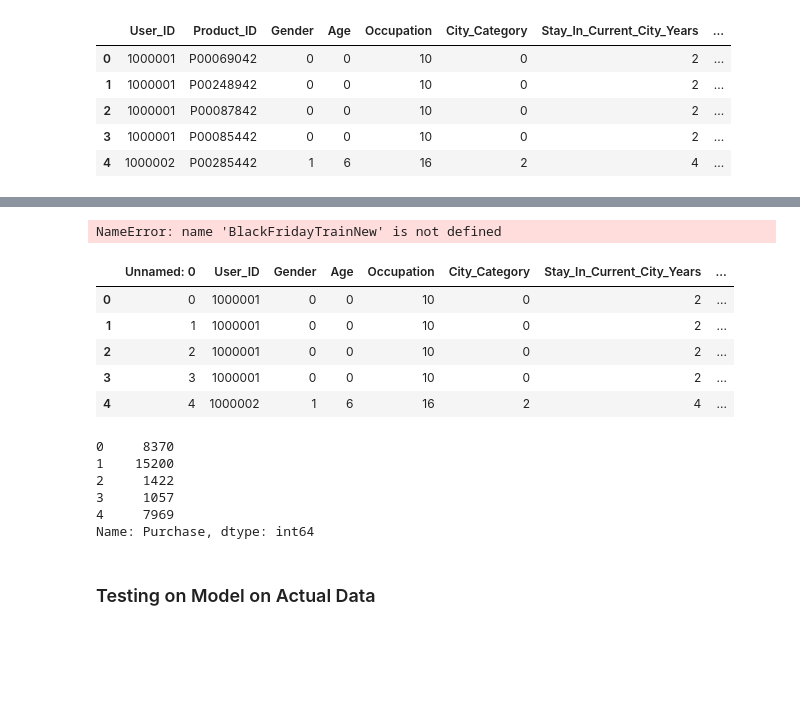
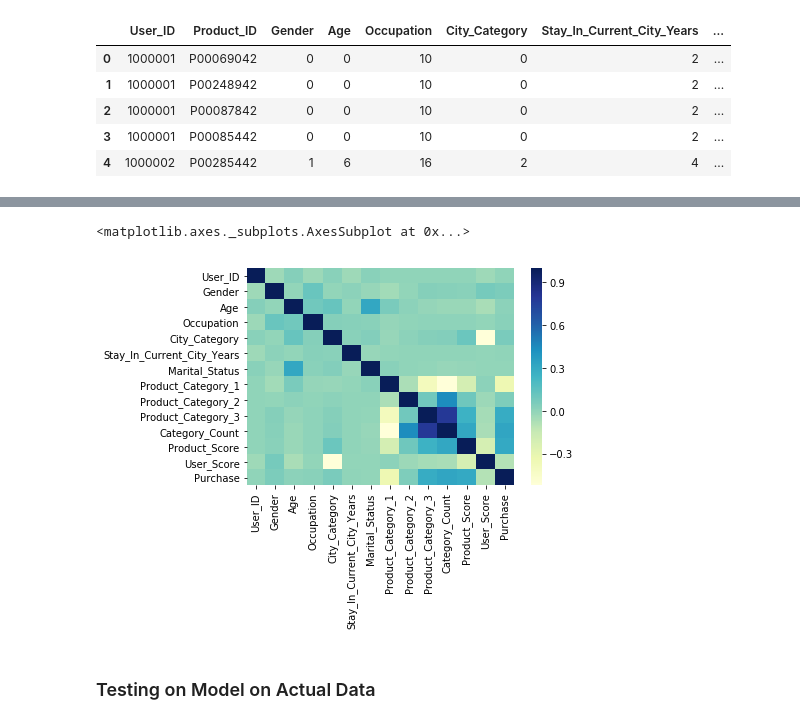
Before and after one commit to naomimachado/CS6220-Black-Friday-Sales-Prediction-Project, a Jupyter notebook: BlackFridayDeals_final.ipynb, the cells around one changed output, grey strips where cells are left out. Saved outputs shown, nothing was run; the diff lists cells and outputs as text; code cells hidden in the pictures; blank space fills up the shorter version.

```diff
--- a/BlackFridayDeals_final.ipynb
+++ b/BlackFridayDeals_final.ipynb
@@ -337,11 +433,7 @@ BlackFridayTrainNew.corr()
-# %%
-import seaborn as sb
-C_mat = BlackFridayTrainNew.corr()
-fig = plt.figure(figsize = (15,15))
-
-sb.heatmap(C_mat, vmax = .8, square = True)
-plt.show()
-# %% [output]
-NameError: name 'BlackFridayTrainNew' is not defined
+# %%
+sns.heatmap(data=BlackFridayTrainNew.corr(), cmap="YlGnBu")
+# %% [output]
+<matplotlib.axes._subplots.AxesSubplot at 0x...>
+[figure, added]
 # %%
 BlackFridayTrainNew = pd.read_csv('BlackFridayTrainNew.csv')
@@ -351,9 +439,0 @@ y = BlackFridayTrainNew['Purchase']
-# %%
-X.head()
-# %% [output]
-|  | Unnamed: 0 | User_ID | Gender | Age | Occupation | City_Category | Stay_In_Current_City_Years | ... |
-| 0 | 0 | 1000001 | 0 | 0 | 10 | 0 | 2 | ... |
-| 1 | 1 | 1000001 | 0 | 0 | 10 | 0 | 2 | ... |
-| 2 | 2 | 1000001 | 0 | 0 | 10 | 0 | 2 | ... |
-| 3 | 3 | 1000001 | 0 | 0 | 10 | 0 | 2 | ... |
-| 4 | 4 | 1000002 | 1 | 6 | 16 | 2 | 4 | ... |
@@ -362,11 +440,2 @@ X.shape
-# %%
-y.head()
-# %% [output]
-0     8370
-1    15200
-2     1422
-3     1057
-4     7969
-Name: Purchase, dtype: int64
 # %% [markdown]
 ### Testing on Model on Actual Data
```
Also changed, not shown: parts of 61 cells of this notebook.
